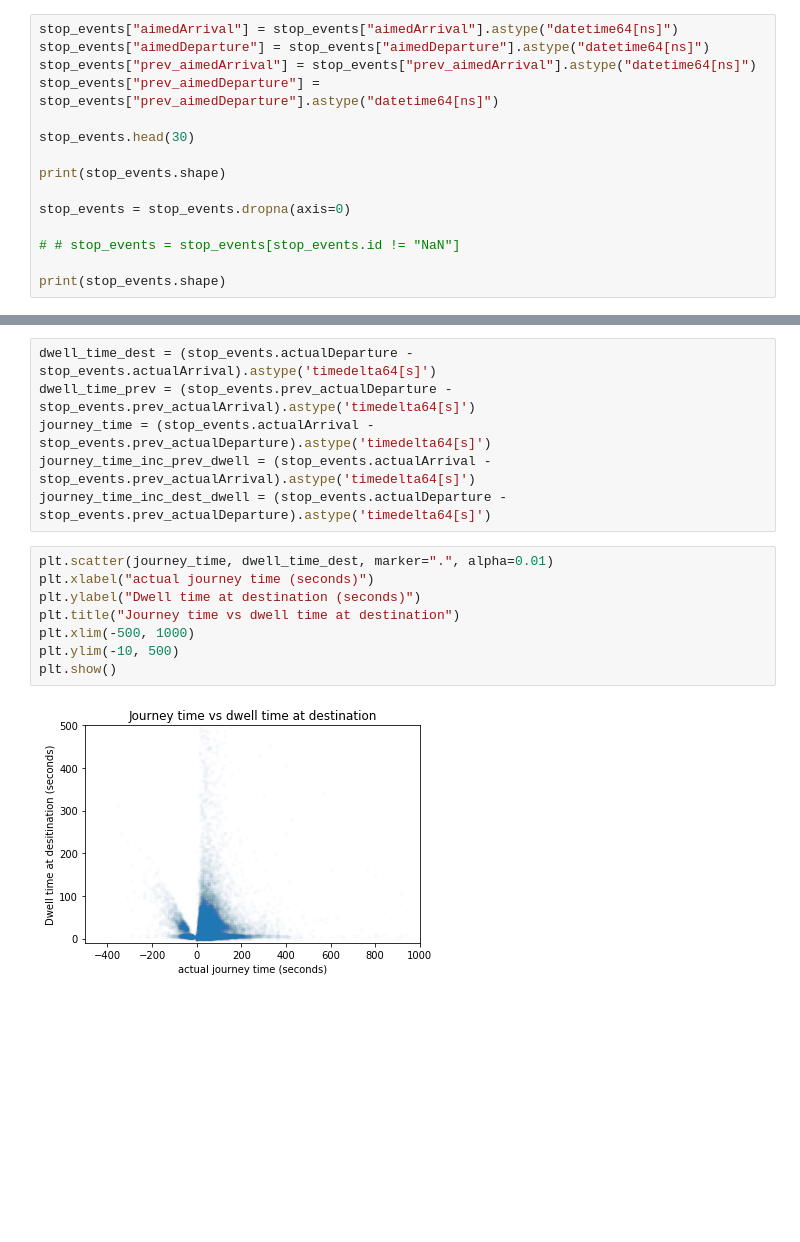
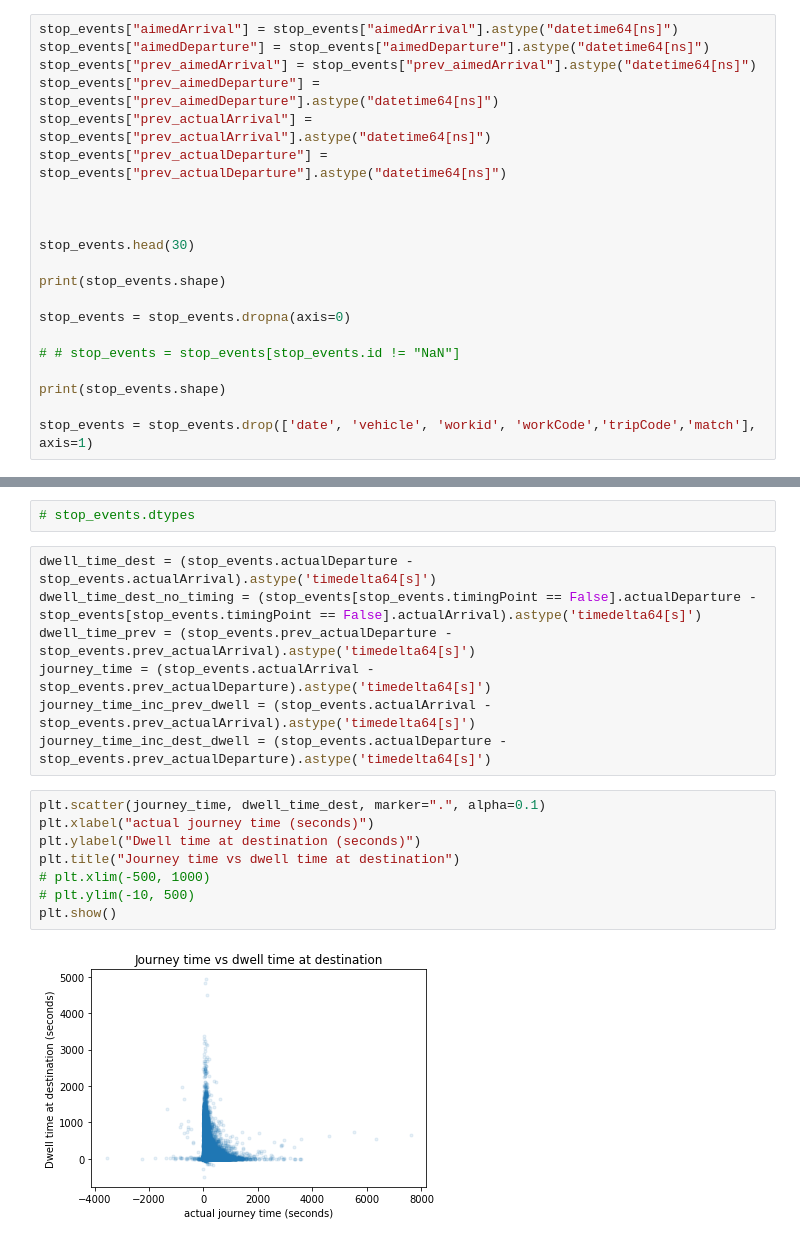
Before and after one commit to gingertom/buses, a Jupyter notebook: Data Exploration/Stop events EDA.ipynb, the cells around one changed output, grey strips where cells are left out. Saved outputs shown, nothing was run; the diff lists cells and outputs as text; blank space fills up the shorter version.

```diff
--- a/Data Exploration/Stop events EDA.ipynb
+++ b/Data Exploration/Stop events EDA.ipynb
@@ -20,6 +40,10 @@ stop_events["aimedArrival"] = stop_events["aimedArrival"].astype("datetime64[ns]
 stop_events["aimedDeparture"] = stop_events["aimedDeparture"].astype("datetime64[ns]")
 stop_events["prev_aimedArrival"] = stop_events["prev_aimedArrival"].astype("datetime64[ns]")
 stop_events["prev_aimedDeparture"] = stop_events["prev_aimedDeparture"].astype("datetime64[ns]")
+stop_events["prev_actualArrival"] = stop_events["prev_actualArrival"].astype("datetime64[ns]")
+stop_events["prev_actualDeparture"] = stop_events["prev_actualDeparture"].astype("datetime64[ns]")
+
+
 
 stop_events.head(30)
 
@@ -30,4 +54,6 @@ stop_events = stop_events.dropna(axis=0)
 # # stop_events = stop_events[stop_events.id != "NaN"]
 
 print(stop_events.shape)
+
+stop_events = stop_events.drop(['date', 'vehicle', 'workid', 'workCode','tripCode','match'], axis=1)
 # %% [output]
@@ -85,16 +88,19 @@ dtype: object
+# %%
+# stop_events.dtypes
 # %%
 dwell_time_dest = (stop_events.actualDeparture - stop_events.actualArrival).astype('timedelta64[s]')
+dwell_time_dest_no_timing = (stop_events[stop_events.timingPoint == False].actualDeparture - stop_events[stop_events.timingPoint == False].actualArrival).astype('timedelta64[s]')
 dwell_time_prev = (stop_events.prev_actualDeparture - stop_events.prev_actualArrival).astype('timedelta64[s]')
 journey_time = (stop_events.actualArrival - stop_events.prev_actualDeparture).astype('timedelta64[s]')
 journey_time_inc_prev_dwell = (stop_events.actualArrival - stop_events.prev_actualArrival).astype('timedelta64[s]')
 journey_time_inc_dest_dwell = (stop_events.actualDeparture - stop_events.prev_actualDeparture).astype('timedelta64[s]')
 # %%
-plt.scatter(journey_time, dwell_time_dest, marker=".", alpha=0.01)
+plt.scatter(journey_time, dwell_time_dest, marker=".", alpha=0.1)
 plt.xlabel("actual journey time (seconds)")
 plt.ylabel("Dwell time at destination (seconds)")
 plt.title("Journey time vs dwell time at destination")
-plt.xlim(-500, 1000)
-plt.ylim(-10, 500)
+# plt.xlim(-500, 1000)
+# plt.ylim(-10, 500)
 plt.show()
 # %% [output]
-[figure, old version]
+[figure, new version]
```
Also changed, not shown: parts of 23 cells of this notebook.
